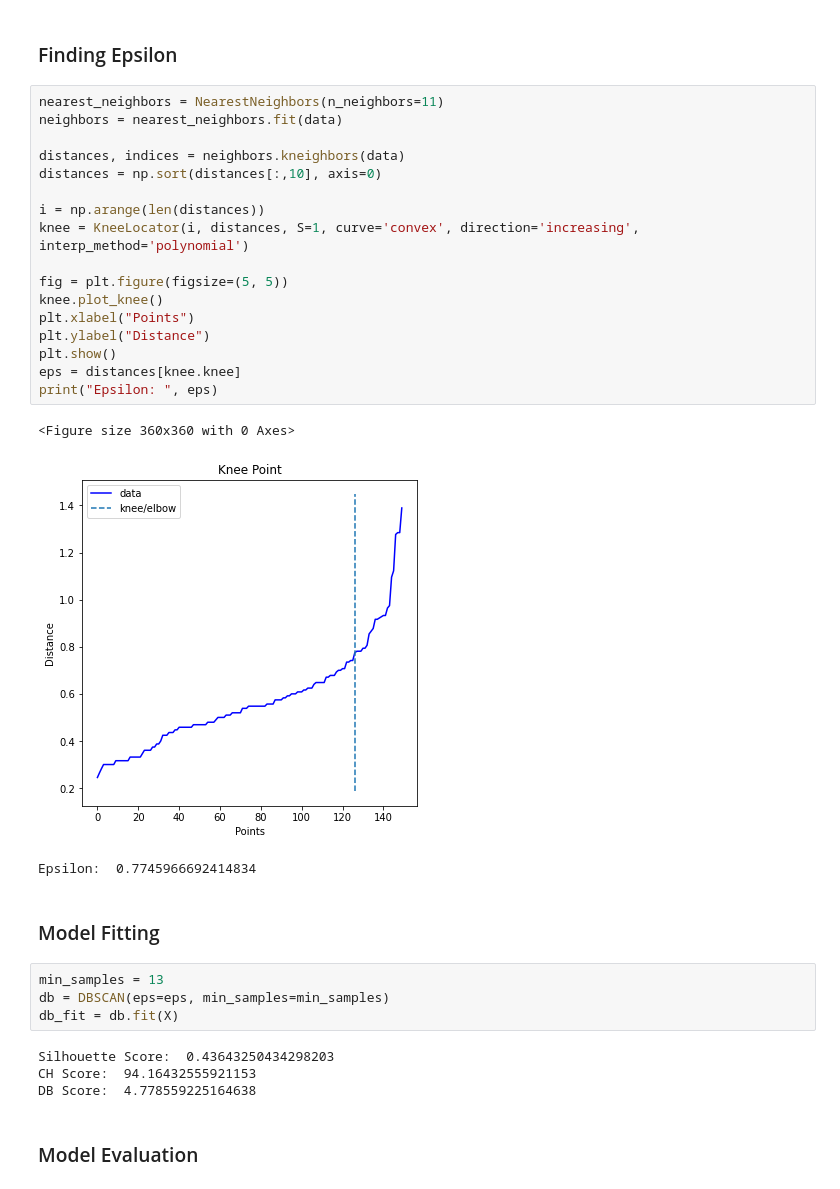
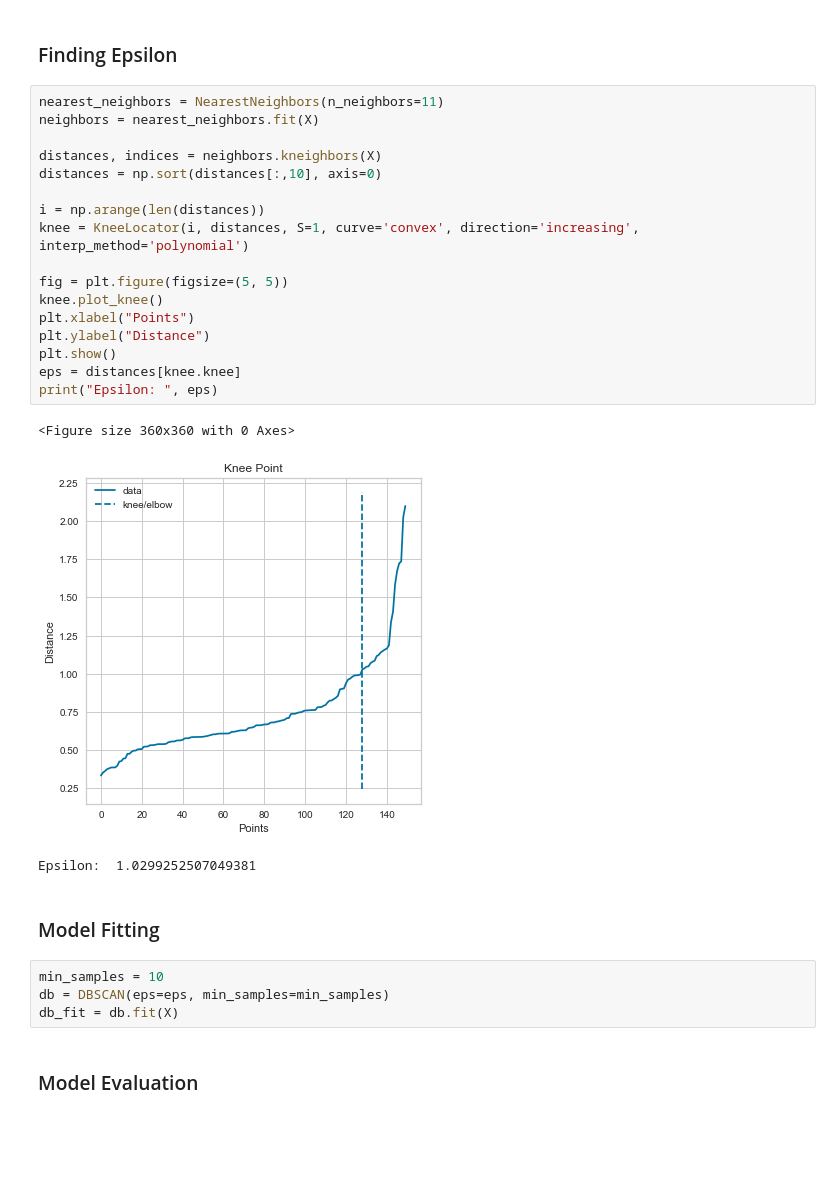
Before and after one commit to lynda-trad/Iris, a Jupyter notebook: Iris.ipynb, the cells around one changed output. Drawn from its saved outputs; the diff is of its cells as text; blank space fills up the shorter version.

Commit message:
better epsilon

```diff
--- a/Iris.ipynb
+++ b/Iris.ipynb
@@ -551,37 +551,33 @@ DB Score 0.8335949464754334
 ## DBScan
 # %% [markdown]
 ### Finding Epsilon
-# %%
-nearest_neighbors = NearestNeighbors(n_neighbors=11)
-neighbors = nearest_neighbors.fit(data)
-
-distances, indices = neighbors.kneighbors(data)
-distances = np.sort(distances[:,10], axis=0)
-
-i = np.arange(len(distances))
-knee = KneeLocator(i, distances, S=1, curve='convex', direction='increasing', interp_method='polynomial')
-
-fig = plt.figure(figsize=(5, 5))
-knee.plot_knee()
-plt.xlabel("Points")
-plt.ylabel("Distance")
-plt.show()
-eps = distances[knee.knee]
-print("Epsilon: ", eps)
-# %% [output]
-<Figure size 360x360 with 0 Axes>
-[figure, removed]
-Epsilon:  0.7745966692414834
+# %%
+nearest_neighbors = NearestNeighbors(n_neighbors=11)
+neighbors = nearest_neighbors.fit(X)
+
+distances, indices = neighbors.kneighbors(X)
+distances = np.sort(distances[:,10], axis=0)
+
+i = np.arange(len(distances))
+knee = KneeLocator(i, distances, S=1, curve='convex', direction='increasing', interp_method='polynomial')
+
+fig = plt.figure(figsize=(5, 5))
+knee.plot_knee()
+plt.xlabel("Points")
+plt.ylabel("Distance")
+plt.show()
+eps = distances[knee.knee]
+print("Epsilon: ", eps)
+# %% [output]
+<Figure size 360x360 with 0 Axes>
+[figure, added]
+Epsilon:  1.0299252507049381
 # %% [markdown]
 ### Model Fitting
 # %%
-min_samples = 13
+min_samples = 10
 db = DBSCAN(eps=eps, min_samples=min_samples)
 db_fit = db.fit(X)
-# %% [output]
-Silhouette Score:  0.43643250434298203
-CH Score:  94.16432555921153
-DB Score:  4.778559225164638
 # %% [markdown]
 ### Model Evaluation
 # %%
```
Also changed, not shown: parts of 1 cell of this notebook.
